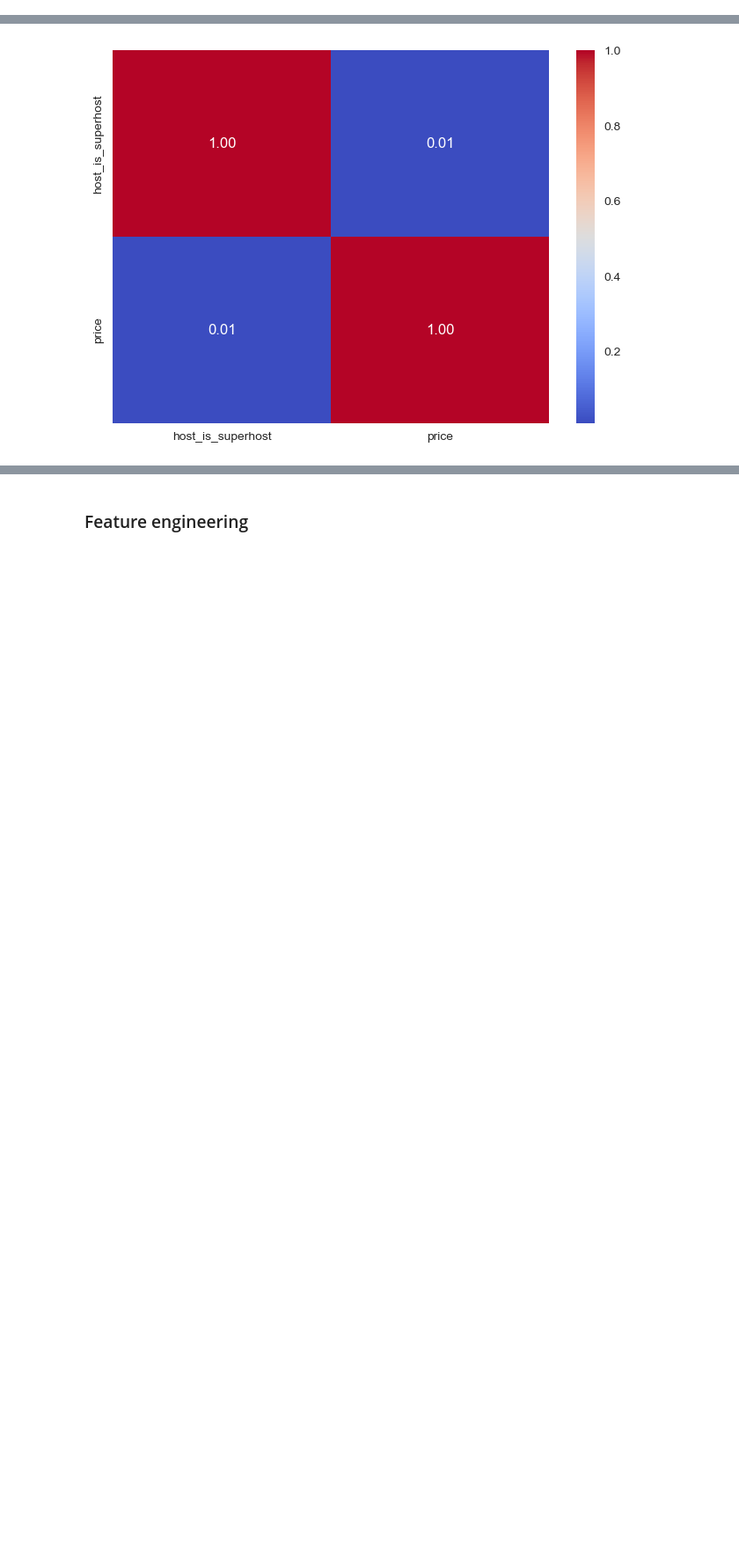
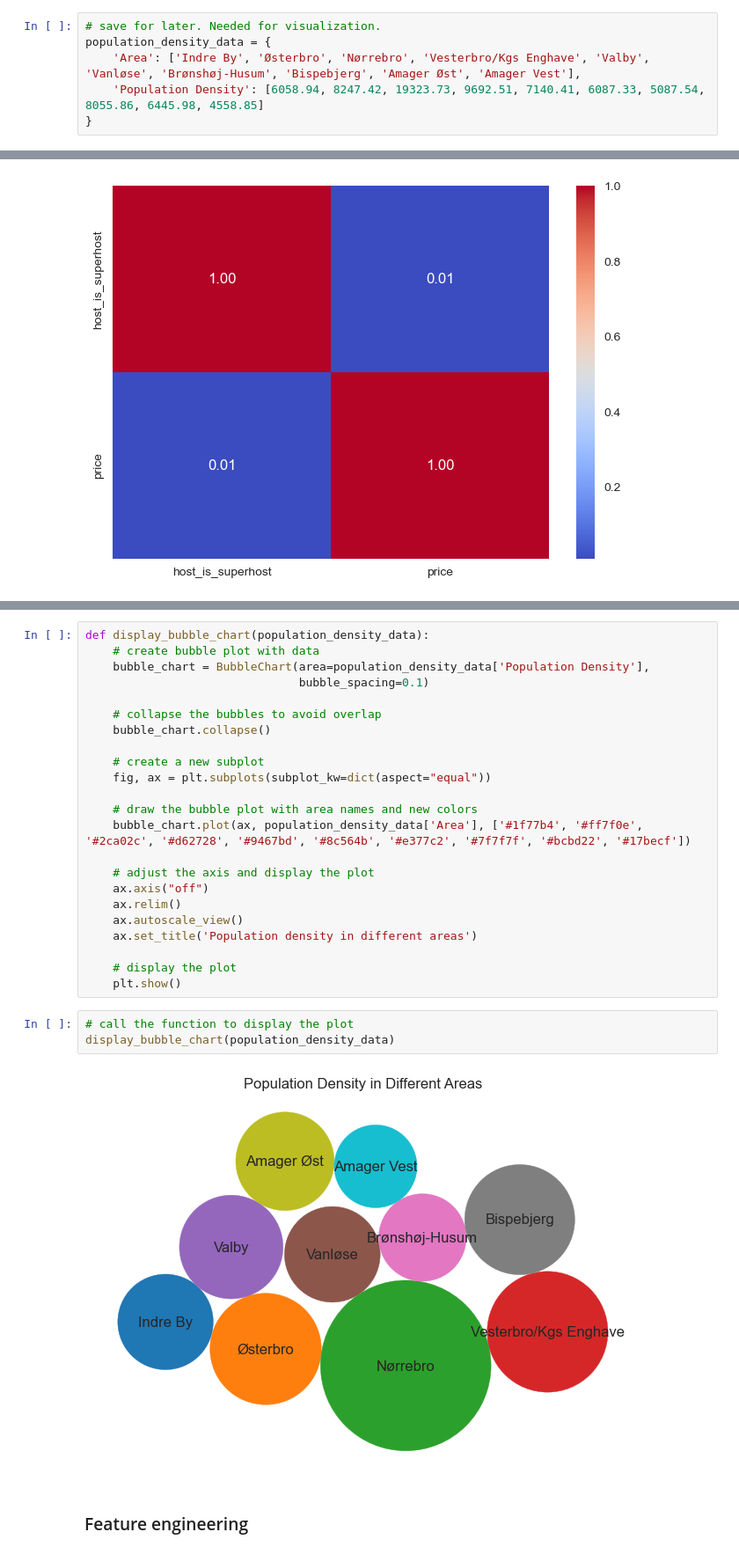
Before and after one commit to cph-mh1088/cph_airbnb, a Jupyter notebook: Airbnb cleaning.ipynb, the cells around one changed output, grey strips where cells are left out. Shown at 88% size. Cells and saved outputs as stored; diff of their text form; blank space fills up the shorter version.

Commit message:
added and initial implementation of pop density

```diff
--- a/Airbnb cleaning.ipynb
+++ b/Airbnb cleaning.ipynb
@@ -104 +195,7 @@ cph_listings_df
+# %%
+# save for later. Needed for visualization.
+population_density_data = {
+    'Area': ['Indre By', 'Østerbro', 'Nørrebro', 'Vesterbro/Kgs Enghave', 'Valby', 'Vanløse', 'Brønshøj-Husum', 'Bispebjerg', 'Amager Øst', 'Amager Vest'],
+    'Population Density': [6058.94, 8247.42, 19323.73, 9692.51, 7140.41, 6087.33, 5087.54, 8055.86, 6445.98, 4558.85]
+}
 # %%
@@ -716,3 +914,31 @@ plt.show()
+# %%
+def display_bubble_chart(population_density_data):
+    # create bubble plot with data
+    bubble_chart = BubbleChart(area=population_density_data['Population Density'],
+                               bubble_spacing=0.1)
+
+    # collapse the bubbles to avoid overlap
+    bubble_chart.collapse()
+
+    # create a new subplot
+    fig, ax = plt.subplots(subplot_kw=dict(aspect="equal"))
+
+    # draw the bubble plot with area names and new colors
+    bubble_chart.plot(ax, population_density_data['Area'], ['#1f77b4', '#ff7f0e', '#2ca02c', '#d62728', '#9467bd', '#8c564b', '#e377c2', '#7f7f7f', '#bcbd22', '#17becf'])
+
+    # adjust the axis and display the plot
+    ax.axis("off")
+    ax.relim()
+    ax.autoscale_view()
+    ax.set_title('Population density in different areas')
+
+    # display the plot
+    plt.show()
+# %%
+# call the function to display the plot
+display_bubble_chart(population_density_data)
+# %% [output]
+[figure, added]
 # %% [markdown]
 ### Feature engineering
 # %% [markdown]
```
Also changed, not shown: parts of 74 cells of this notebook, 3 other files.
